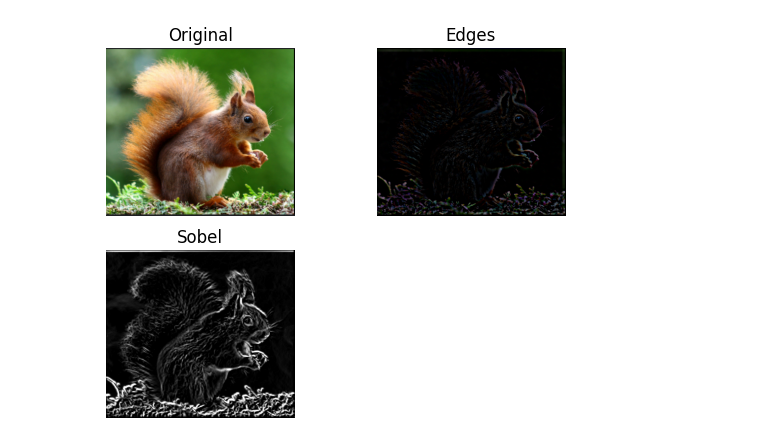
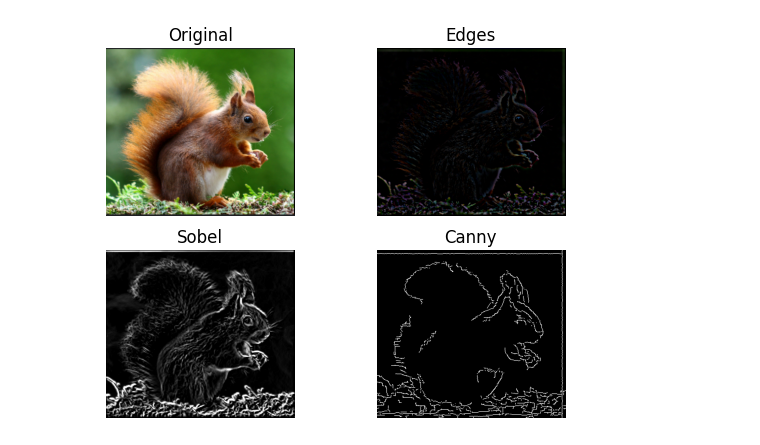
Before and after one commit to Abdo-Anwar/Torp-imageTask2, a Jupyter notebook: task2/Task-1.ipynb, the cells around one changed output. Cells and saved outputs as stored; diff of their text form; code cells hidden in the pictures.

Commit message:
add third methoed to display edges using canny filter

```diff
--- a/task2/Task-1.ipynb
+++ b/task2/Task-1.ipynb
@@ -14,31 +14,38 @@ img=cv2.cvtColor(img,cv2.COLOR_BGR2RGB)
 plt.subplot(221)
 plt.imshow(img,cmap="gray")
 plt.title('Original')
 plt.axis('off')
 
 
 blur=cv2.GaussianBlur(img,(13,13),100)
 edges=cv2.subtract(img,blur)
 
 plt.subplot(222)
 plt.imshow(edges,cmap="gray")
 plt.title('Edges')
 plt.axis('off')
 
 
 img2=cv2.imread("Squirrel.png")
 gray = cv2.cvtColor(img2, cv2.COLOR_BGR2GRAY)
 G_blur=cv2.GaussianBlur(gray,(3,3),100)
 Sobel_X=cv2.Sobel(G_blur,-1,1,0)
 Sobel_Y=cv2.Sobel(G_blur,-1,0,1)
 Sobel_or=cv2.bitwise_or(Sobel_X,Sobel_Y)
 
 plt.subplot(223)
 plt.imshow(Sobel_or,cmap="gray")
 plt.title('Sobel')
 plt.axis('off')
 
+canny=cv2.Canny(blur,22,80)
+plt.subplot(224)
+plt.imshow(canny,cmap="gray")
+plt.title("Canny")
+plt.axis("off")
+
+
 
 plt.show()
 # %% [output]
-[figure, old version]
+[figure, new version]
```
